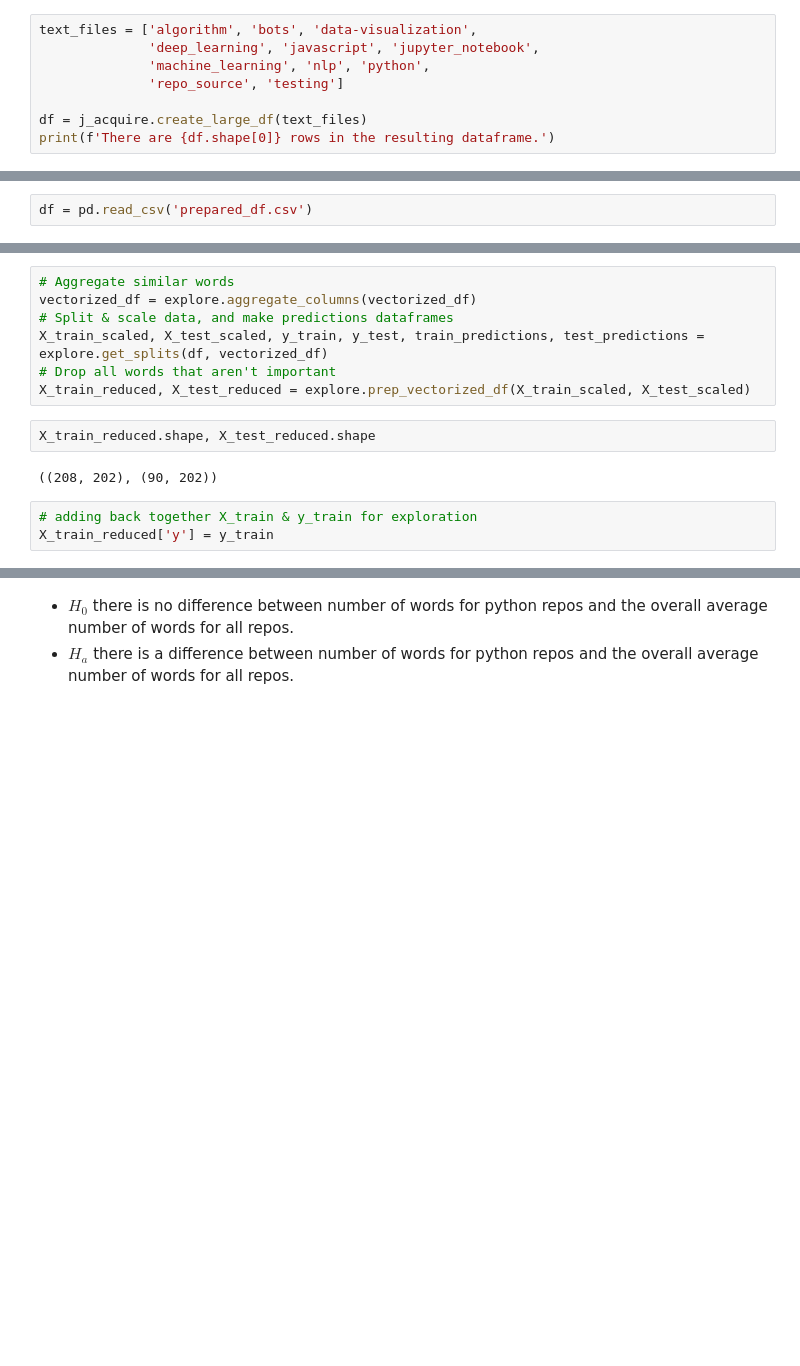
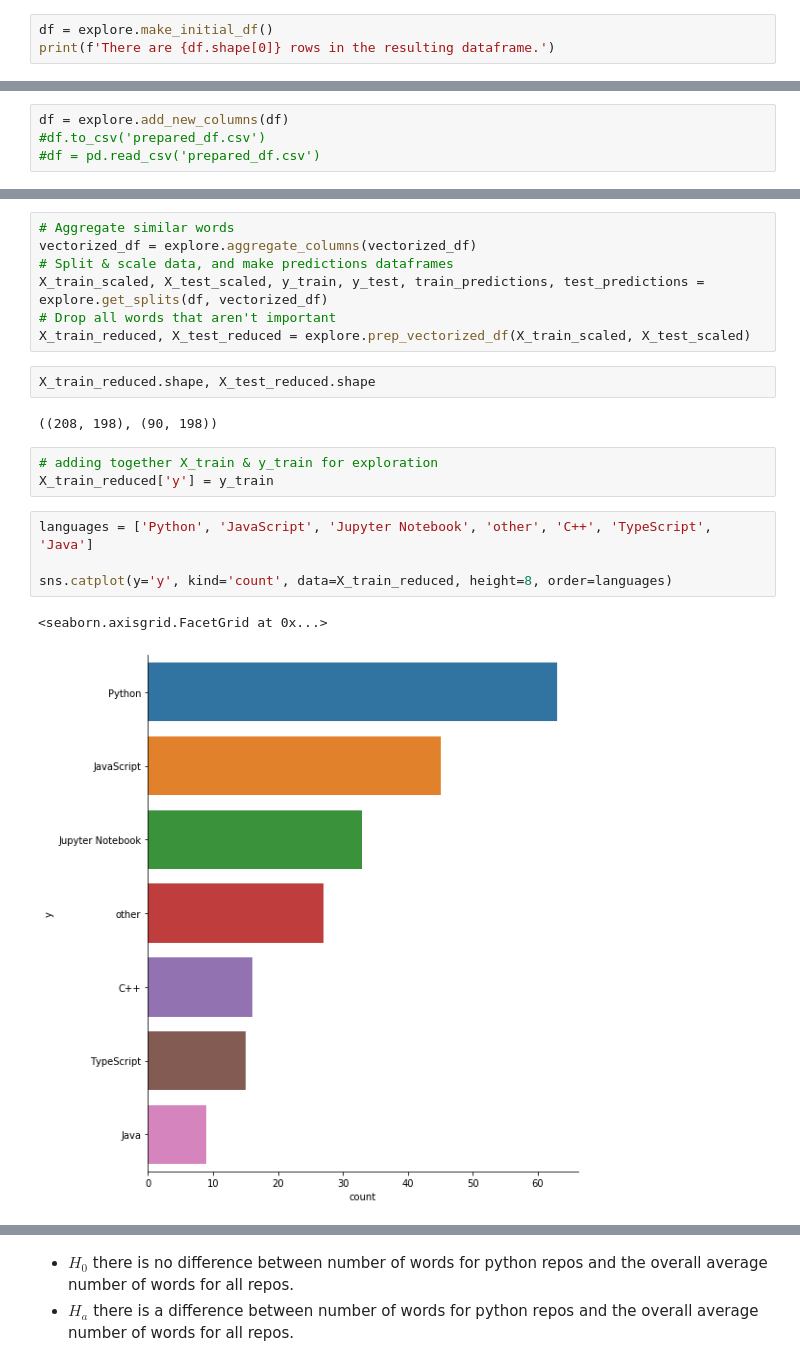
Before and after one commit to nlp-JB/predicting-using-nlp, a Jupyter notebook: Walkthrough.ipynb, the cells around one changed output, grey strips where cells are left out. Saved outputs shown, nothing was run; the diff lists cells and outputs as text; blank space fills up the shorter version.

```diff
--- a/Walkthrough.ipynb
+++ b/Walkthrough.ipynb
@@ -44,12 +46,7 @@ We chose to look at 11 topics and scrape the readme files of the 30 most starred
 
 We saved the source code of each topic page into a text file for future access and to avoid any access issues. Our create_large_df function scrapes the repo names from each text file, applies Zach's scrape_github_data function to acquire the language type and readme in each repo, drops any null rows, and then combines everything into one large dataframe.
 # %%
-text_files = ['algorithm', 'bots', 'data-visualization',
-              'deep_learning', 'javascript', 'jupyter_notebook',
-              'machine_learning', 'nlp', 'python',
-              'repo_source', 'testing']
-
-df = j_acquire.create_large_df(text_files)
+df = explore.make_initial_df()
 print(f'There are {df.shape[0]} rows in the resulting dataframe.')
 # %% [output]
 There are 298 rows in the resulting dataframe.
@@ -69,5 +66,7 @@ This file was saved a .csv for easy access and to save time.
 # %%
-df = pd.read_csv('prepared_df.csv')
+df = explore.add_new_columns(df)
+#df.to_csv('prepared_df.csv')
+#df = pd.read_csv('prepared_df.csv')
 # %% [markdown]
 Next we created a dataframe of every word in each of the popular languages: Python, JavaScript, Jupyter Notebooks, C++, TypeScript, Java, other, and all languages together.
 # %%
@@ -218,7 +217,14 @@ X_train_reduced, X_test_reduced = explore.prep_vectorized_df(X_train_scaled, X_t
 # %%
 X_train_reduced.shape, X_test_reduced.shape
 # %% [output]
-((208, 202), (90, 202))
+((208, 198), (90, 198))
 # %%
-# adding back together X_train & y_train for exploration
+# adding together X_train & y_train for exploration
 X_train_reduced['y'] = y_train
+# %%
+languages = ['Python', 'JavaScript', 'Jupyter Notebook', 'other', 'C++', 'TypeScript', 'Java']
+
+sns.catplot(y='y', kind='count', data=X_train_reduced, height=8, order=languages)
+# %% [output]
+<seaborn.axisgrid.FacetGrid at 0x...>
+[figure, added]
```
Also changed, not shown: parts of 37 cells of this notebook, 2 other files.
